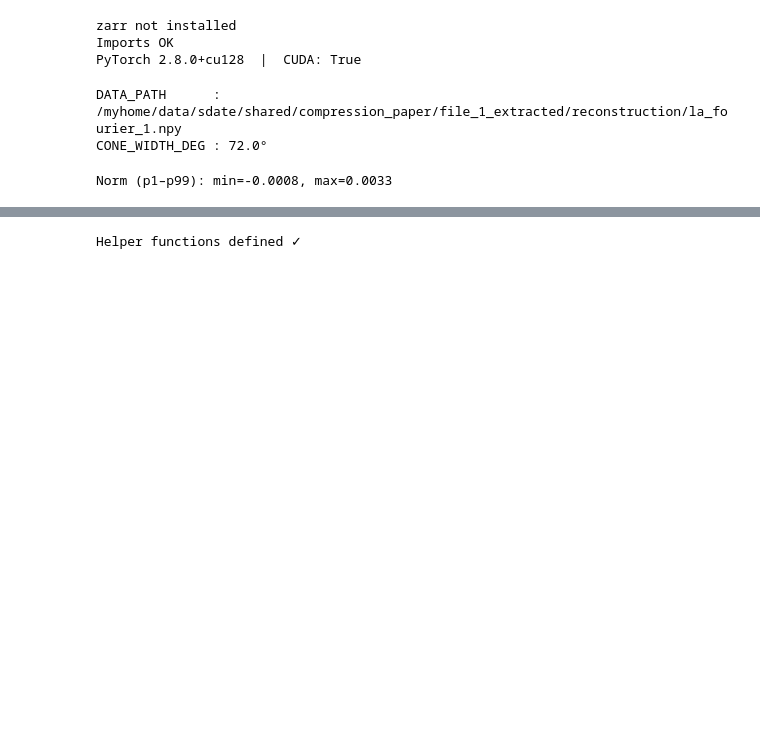
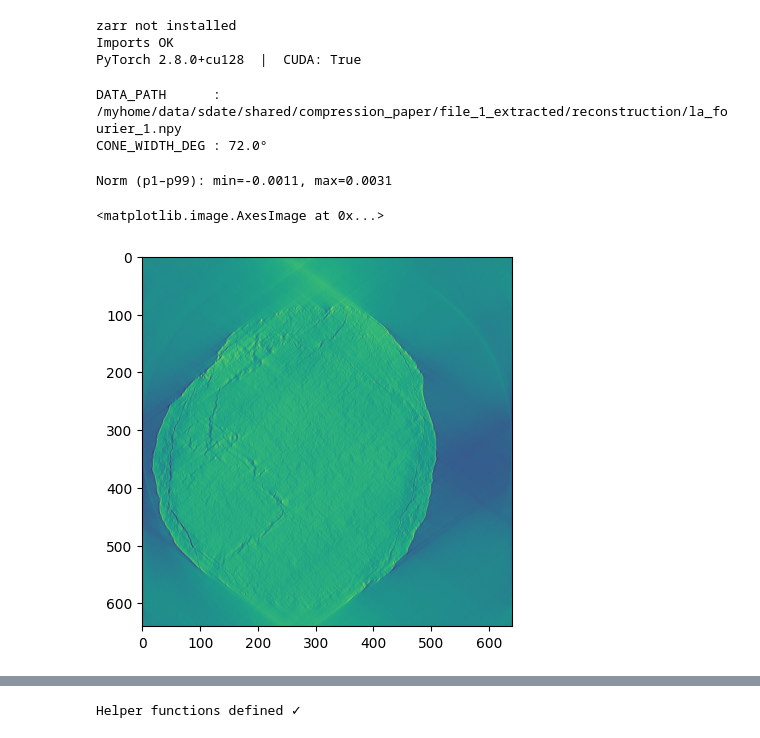
Before and after one commit to SwissDataScienceCenter/sdate, a Jupyter notebook: notebooks/test_missing_cone_dataset.ipynb, the cells around one changed output, grey strips where cells are left out. Saved outputs shown, nothing was run; the diff lists cells and outputs as text; code cells hidden in the pictures; blank space fills up the shorter version.

```diff
--- a/notebooks/test_missing_cone_dataset.ipynb
+++ b/notebooks/test_missing_cone_dataset.ipynb
@@ -42,10 +59,6 @@ DATA_PATH      : /myhome/data/sdate/shared/compression_paper/file_1_extracted/re
 CONE_WIDTH_DEG : 72.0°
 # %%
 import sys, importlib, json, time
-# ── Saved volume paths (output of Large_LA_Dataset) ───────────────────────
-RECON_PATH = Path(f'/myhome/data/sdate/shared/compression_paper/file_{FILE_IDX}_extracted/reconstruction')
-GT_FBP_PATH  = RECON_PATH / f'gt_fbp_{FILE_IDX}.npy'
-NORM_JSON    = RECON_PATH / f'la_fourier_{FILE_IDX}_norm.json'
 
 
 # ── Normalization from sidecar JSON ───────────────────────────────────────
@@ -63,6 +76,11 @@ def normalize_fn(x):
 def denormalize_fn(x):
     return x * (norm_max - norm_min) + norm_min
 # %% [output]
-Norm (p1–p99): min=-0.0008, max=0.0033
+Norm (p1–p99): min=-0.0011, max=0.0031
+# %%
+plt.imshow(ds._volumes[0][0])
+# %% [output]
+<matplotlib.image.AxesImage at 0x...>
+[figure, added]
 # %%
 # ── Instantiate dataset ────────────────────────────────────────────────────
```
Also changed, not shown: parts of 9 cells of this notebook, 12 other files.
